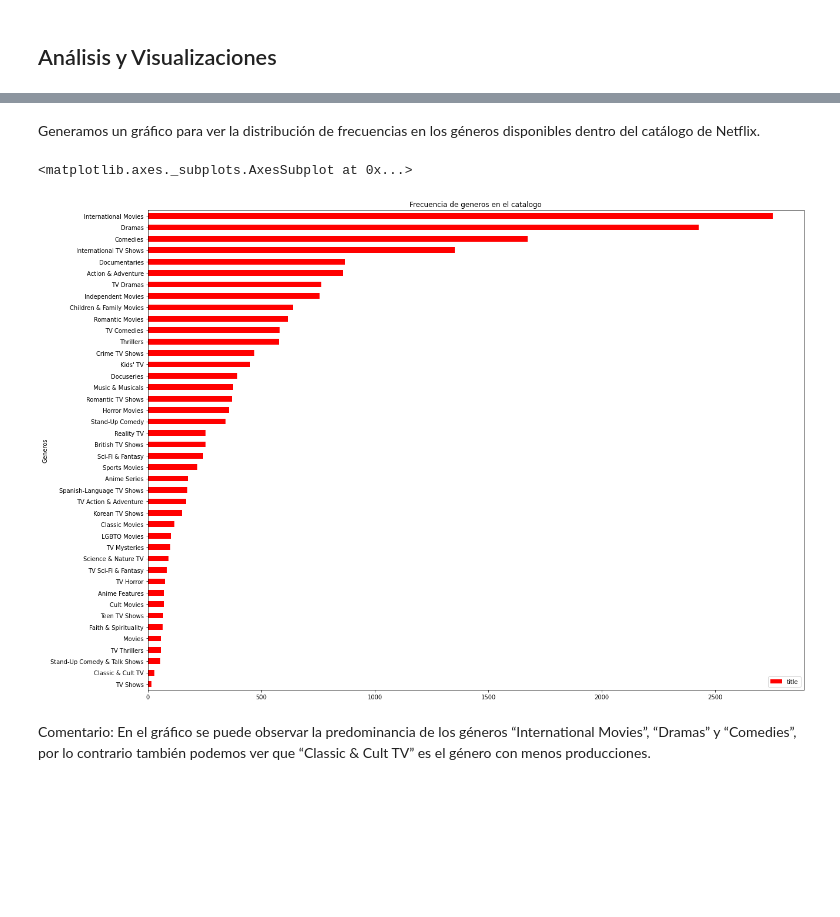
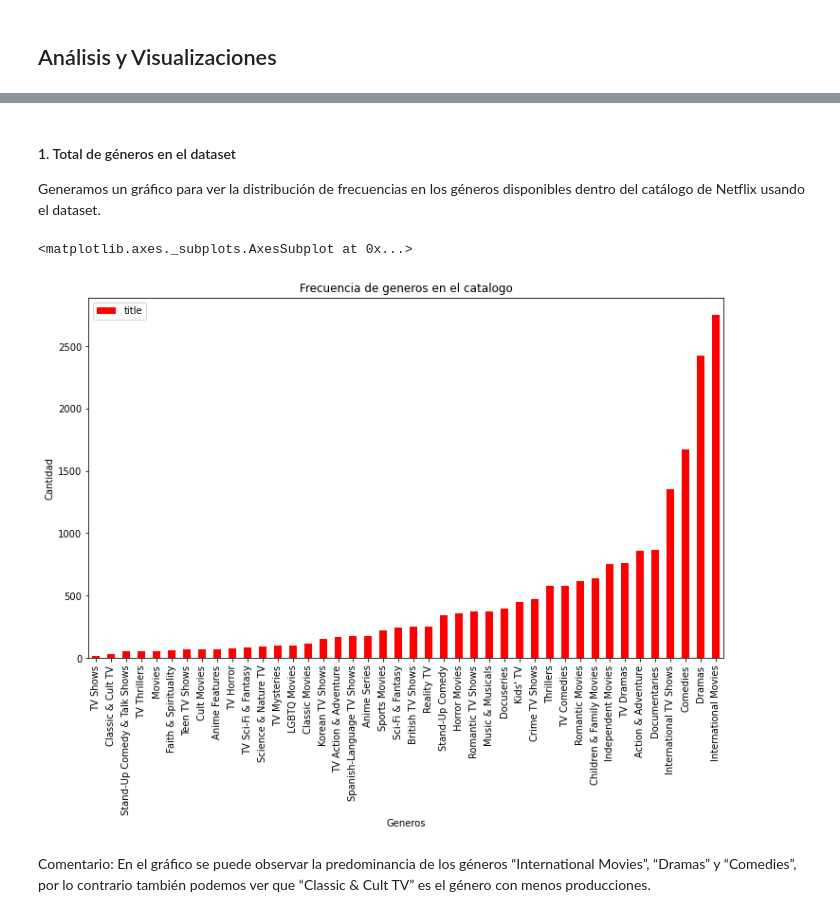
Before and after one commit to ri1965/Toolkits, a Jupyter notebook: Examen_Bimestre_1_Intro_Python__Grupo_2.ipynb, the cells around one changed output, grey strips where cells are left out. Drawn from its saved outputs; the diff is of its cells as text; code cells hidden in the pictures; blank space fills up the shorter version.

```diff
--- a/Examen_Bimestre_1_Intro_Python__Grupo_2.ipynb
+++ b/Examen_Bimestre_1_Intro_Python__Grupo_2.ipynb
@@ -435,0 +431,2 @@ df3.head()
+# %%
+df_genero = split_unpivot(df_raw2, 'listed_in')
@@ -644,10 +655,12 @@ dict_generos = dict_genero_x_df(df_raw2)
 # %% [markdown]
-Generamos un gráfico para ver la distribución de frecuencias en los géneros disponibles dentro del catálogo de Netflix.
+#### 1. Total de géneros  en el dataset
+
+Generamos un gráfico para ver la distribución de frecuencias en los géneros disponibles dentro del catálogo de Netflix usando el dataset.
 # %%
-frec_gen = (df3[['listed_in', 'title']].groupby('listed_in').count()).sort_values(['title'],ascending=True)
-frec_gen.plot(kind='barh', title='Frecuencia de generos en el catalogo', ylabel='Cantidad', xlabel='Generos', color="r", figsize=(20, 15))
+frec_gen = (df_genero[['listed_in', 'title']].groupby('listed_in').count()).sort_values(['title'],ascending=True)
+frec_gen.plot(kind='bar', title='Frecuencia de generos en el catalogo', ylabel='Cantidad', xlabel='Generos', color="r", figsize=(12, 7))
 # %% [output]
 <matplotlib.axes._subplots.AxesSubplot at 0x...>
-[figure, old version]
+[figure, new version]
 # %% [markdown]
 Comentario: En el gráfico se puede observar la predominancia de los géneros “International Movies”, “Dramas” y “Comedies”, por lo contrario también podemos ver que “Classic & Cult TV” es el género con menos producciones.
```
Also changed, not shown: parts of 67 cells of this notebook.
